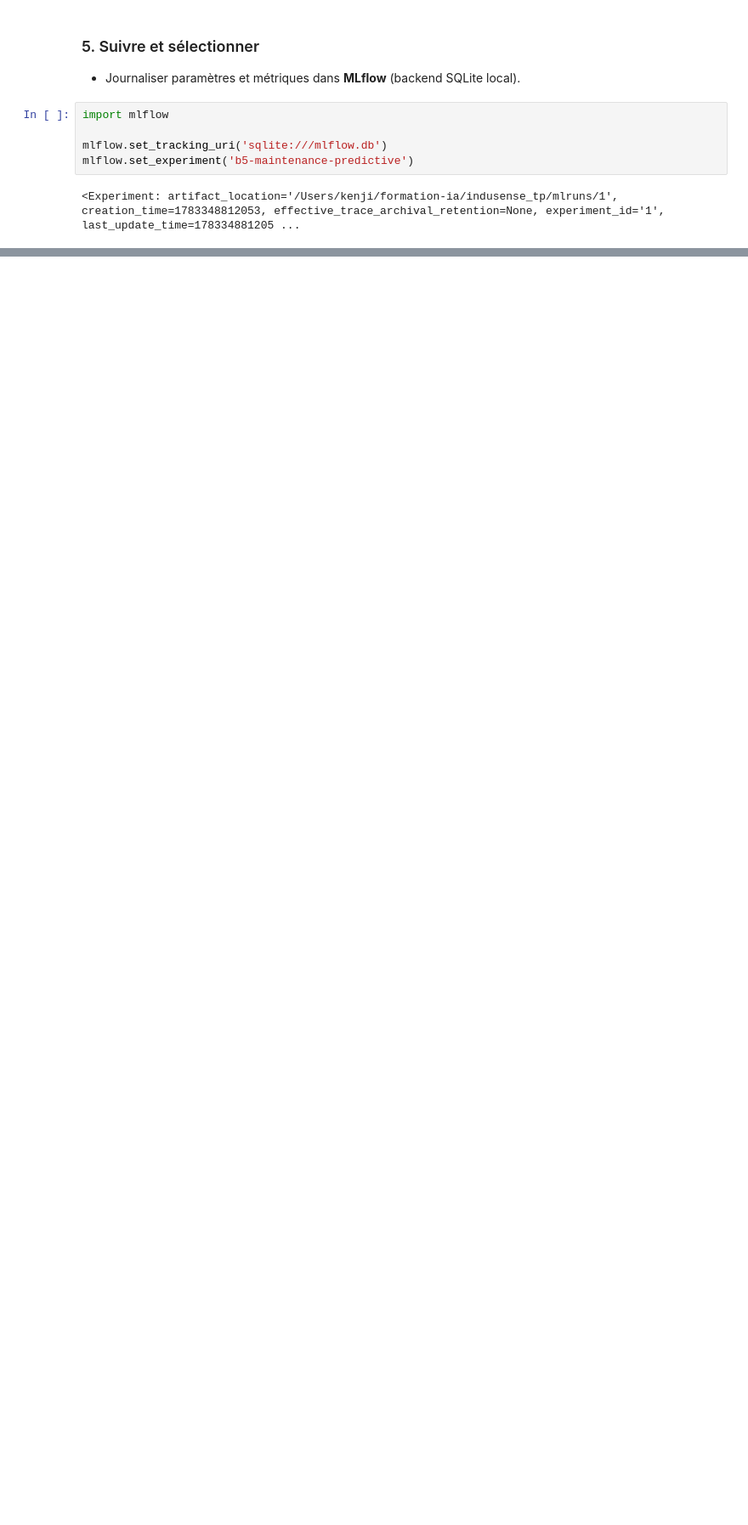
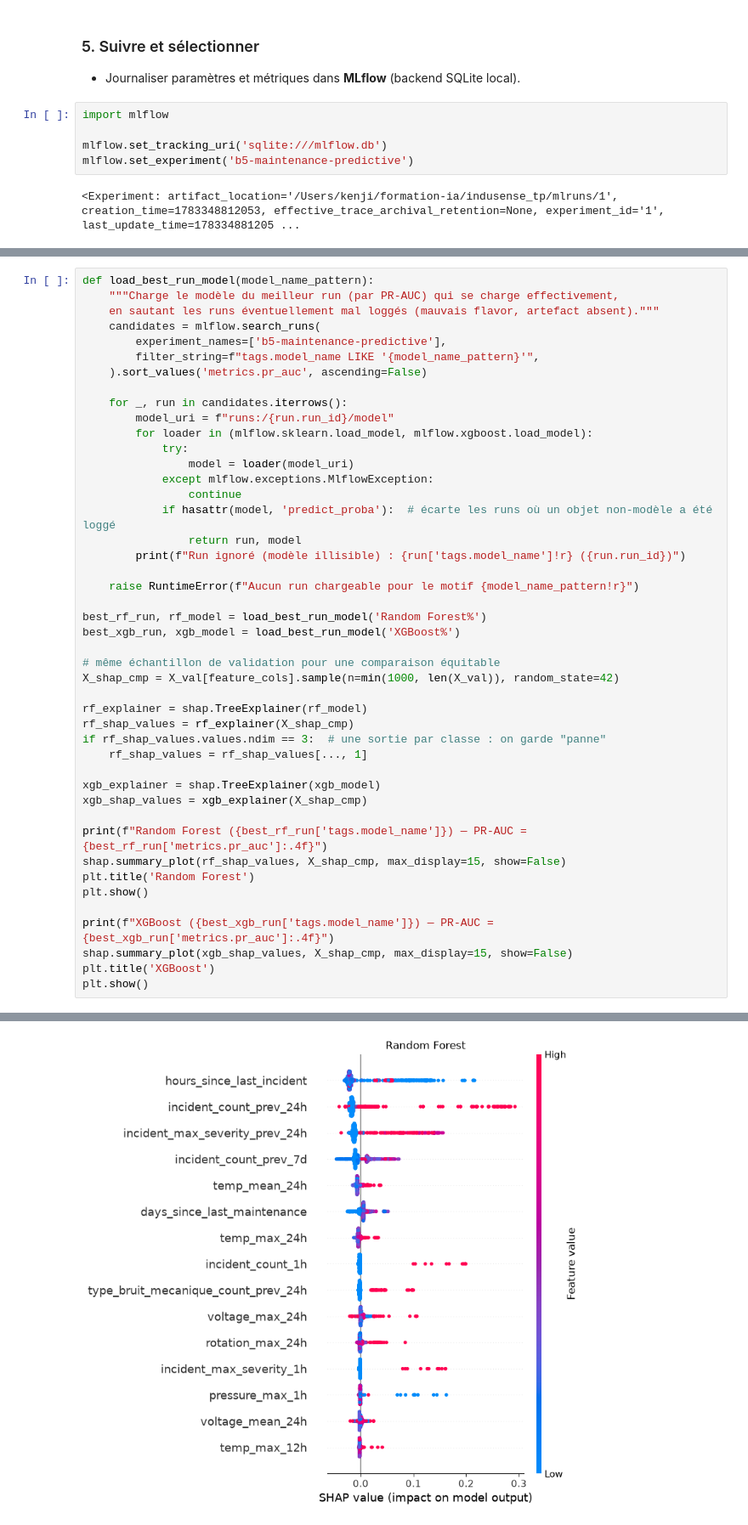
Before and after one commit to kenji21/indusense_tp, a Jupyter notebook: 01_maintenance_ml.ipynb, the cells around one changed output, grey strips where cells are left out. Shown at 85% size. Saved outputs shown, nothing was run; the diff lists cells and outputs as text; blank space fills up the shorter version.

```diff
--- a/01_maintenance_ml.ipynb
+++ b/01_maintenance_ml.ipynb
@@ -418,0 +1021,46 @@ mlflow.set_experiment('b5-maintenance-predictive')
+# %%
+def load_best_run_model(model_name_pattern):
+    """Charge le modèle du meilleur run (par PR-AUC) qui se charge effectivement,
+    en sautant les runs éventuellement mal loggés (mauvais flavor, artefact absent)."""
+    candidates = mlflow.search_runs(
+        experiment_names=['b5-maintenance-predictive'],
+        filter_string=f"tags.model_name LIKE '{model_name_pattern}'",
+    ).sort_values('metrics.pr_auc', ascending=False)
+
+    for _, run in candidates.iterrows():
+        model_uri = f"runs:/{run.run_id}/model"
+        for loader in (mlflow.sklearn.load_model, mlflow.xgboost.load_model):
+            try:
+                model = loader(model_uri)
+            except mlflow.exceptions.MlflowException:
+                continue
+            if hasattr(model, 'predict_proba'):  # écarte les runs où un objet non-modèle a été loggé
+                return run, model
+        print(f"Run ignoré (modèle illisible) : {run['tags.model_name']!r} ({run.run_id})")
+
+    raise RuntimeError(f"Aucun run chargeable pour le motif {model_name_pattern!r}")
+
+best_rf_run, rf_model = load_best_run_model('Random Forest%')
+best_xgb_run, xgb_model = load_best_run_model('XGBoost%')
+
+# même échantillon de validation pour une comparaison équitable
+X_shap_cmp = X_val[feature_cols].sample(n=min(1000, len(X_val)), random_state=42)
+
+rf_explainer = shap.TreeExplainer(rf_model)
+rf_shap_values = rf_explainer(X_shap_cmp)
+if rf_shap_values.values.ndim == 3:  # une sortie par classe : on garde "panne"
+    rf_shap_values = rf_shap_values[..., 1]
+
+xgb_explainer = shap.TreeExplainer(xgb_model)
+xgb_shap_values = xgb_explainer(X_shap_cmp)
+
+print(f"Random Forest ({best_rf_run['tags.model_name']}) — PR-AUC = {best_rf_run['metrics.pr_auc']:.4f}")
+shap.summary_plot(rf_shap_values, X_shap_cmp, max_display=15, show=False)
+plt.title('Random Forest')
+plt.show()
+
+print(f"XGBoost ({best_xgb_run['tags.model_name']}) — PR-AUC = {best_xgb_run['metrics.pr_auc']:.4f}")
+shap.summary_plot(xgb_shap_values, X_shap_cmp, max_display=15, show=False)
+plt.title('XGBoost')
+plt.show()
+# %% [output]
@@ -418,0 +1069 @@ mlflow.set_experiment('b5-maintenance-predictive')
+[figure, added]
```
Also changed, not shown: parts of 33 cells of this notebook, 3 other files.
